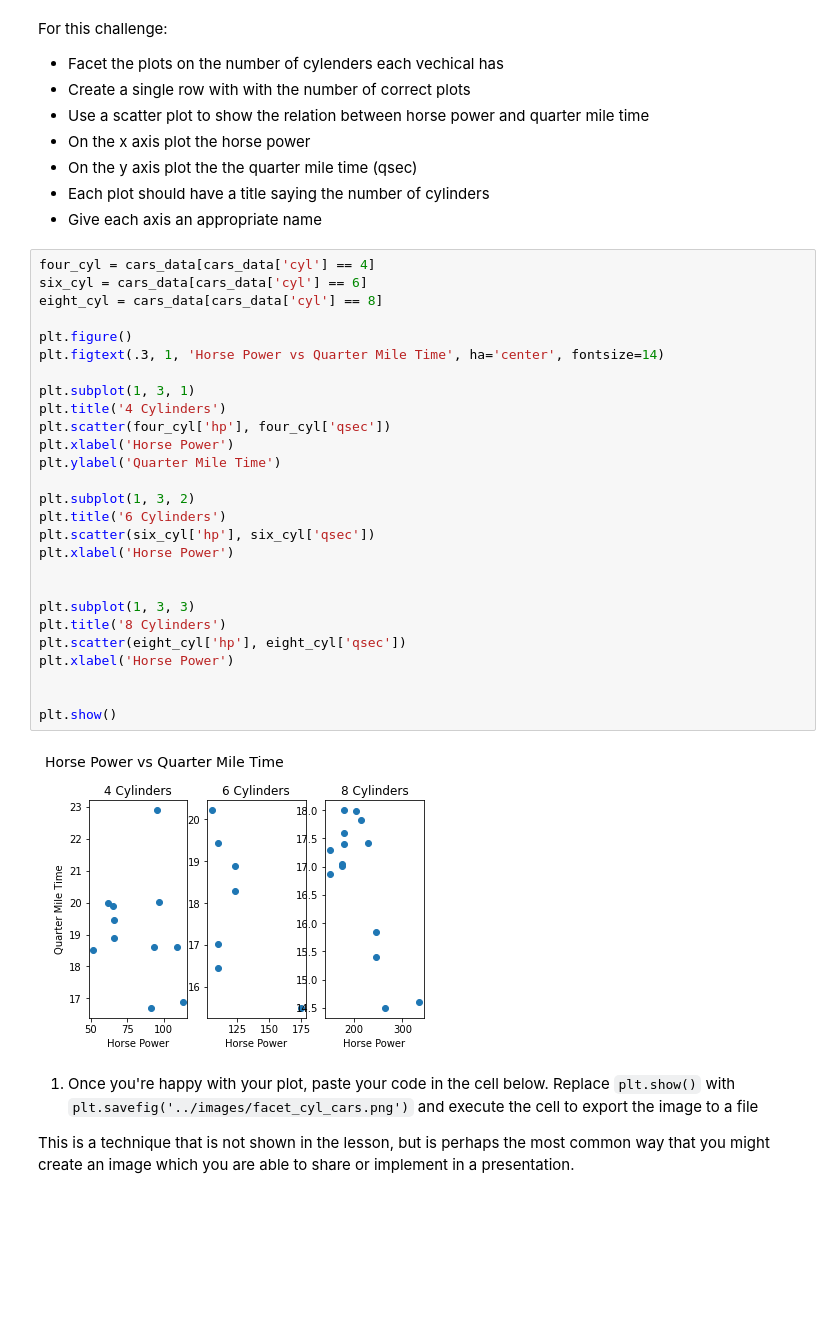
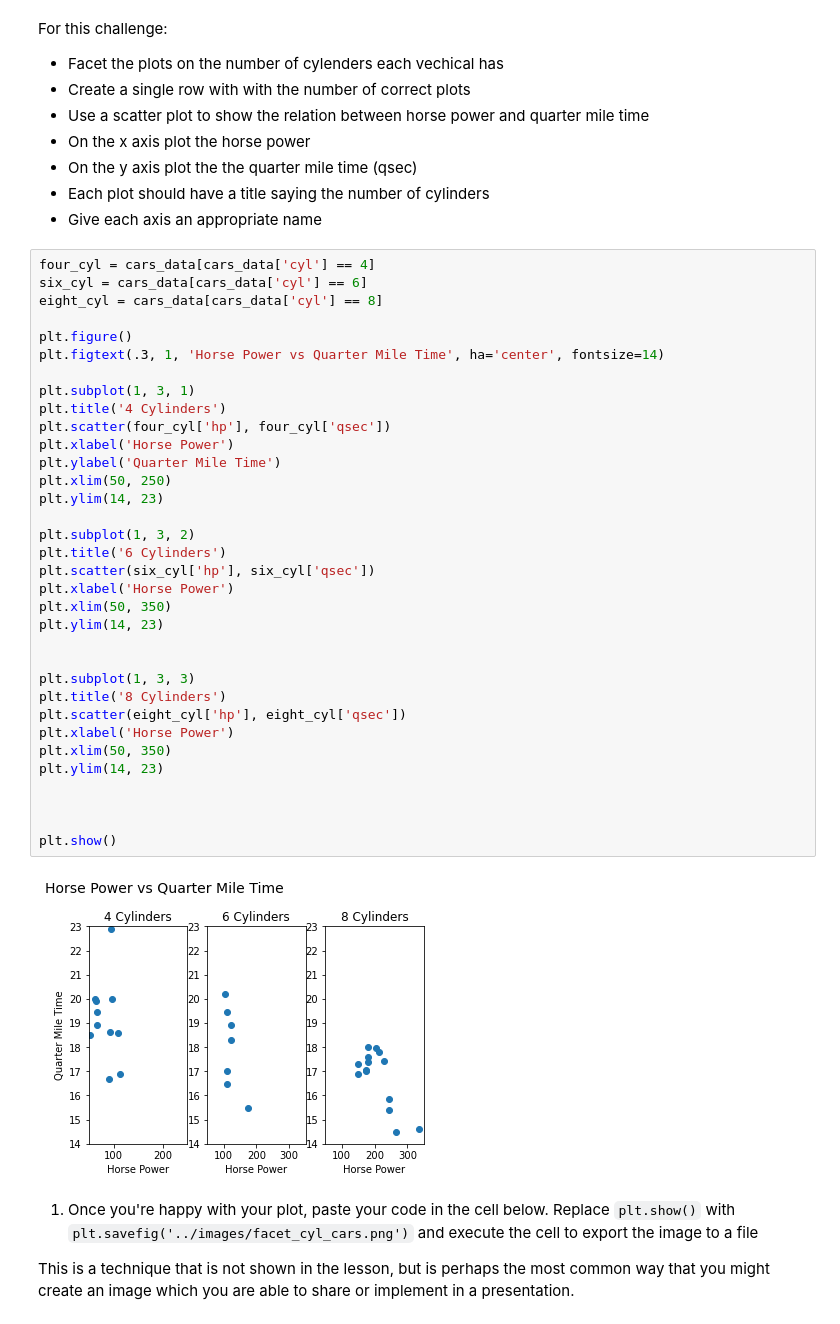
Before and after one commit to sashasabater/ds-precourse-faceting, a Jupyter notebook: notebooks/faceting.ipynb, the cells around one changed output. Drawn from its saved outputs; the diff is of its cells as text; blank space fills up the shorter version.

Commit message:
updated code/images to have clearer axes/titles, better scaled axes

```diff
--- a/notebooks/faceting.ipynb
+++ b/notebooks/faceting.ipynb
@@ -174,32 +174,39 @@ For this challenge:
 # %%
 four_cyl = cars_data[cars_data['cyl'] == 4]
 six_cyl = cars_data[cars_data['cyl'] == 6]
 eight_cyl = cars_data[cars_data['cyl'] == 8]
 
 plt.figure()
 plt.figtext(.3, 1, 'Horse Power vs Quarter Mile Time', ha='center', fontsize=14)
 
 plt.subplot(1, 3, 1)
 plt.title('4 Cylinders')
 plt.scatter(four_cyl['hp'], four_cyl['qsec'])
 plt.xlabel('Horse Power')
 plt.ylabel('Quarter Mile Time')
+plt.xlim(50, 250)
+plt.ylim(14, 23)
 
 plt.subplot(1, 3, 2)
 plt.title('6 Cylinders')
 plt.scatter(six_cyl['hp'], six_cyl['qsec'])
 plt.xlabel('Horse Power')
+plt.xlim(50, 350)
+plt.ylim(14, 23)
 
 
 plt.subplot(1, 3, 3)
 plt.title('8 Cylinders')
 plt.scatter(eight_cyl['hp'], eight_cyl['qsec'])
 plt.xlabel('Horse Power')
+plt.xlim(50, 350)
+plt.ylim(14, 23)
+
 
 
 plt.show()
 # %% [output]
-[figure, old version]
+[figure, new version]
 # %% [markdown]
 1. Once you're happy with your plot, paste your code in the cell below. Replace `plt.show()` with `plt.savefig('../images/facet_cyl_cars.png')` and execute the cell to export the image to a file
 
```
Also changed, not shown: parts of 3 cells of this notebook, 2 other files.
